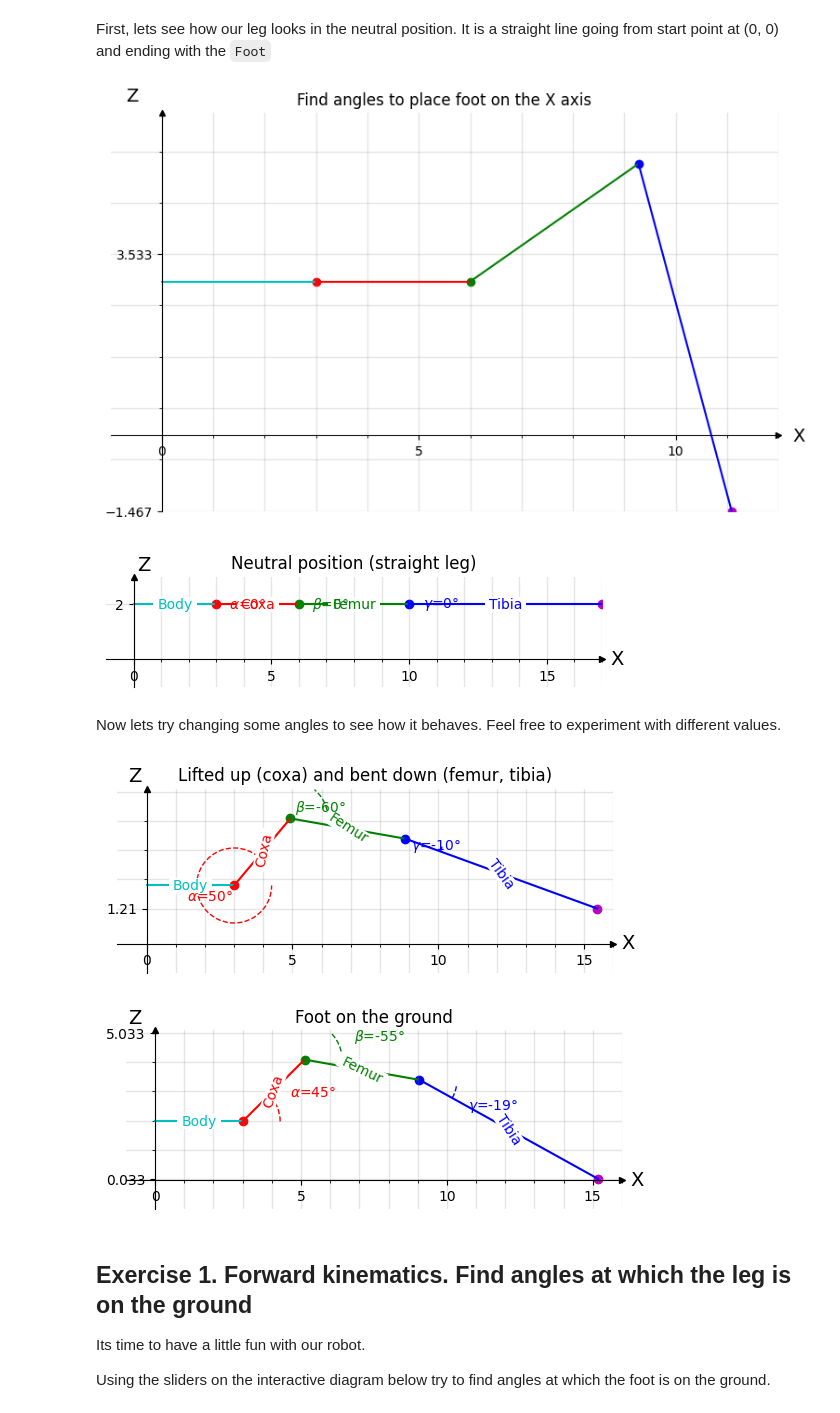
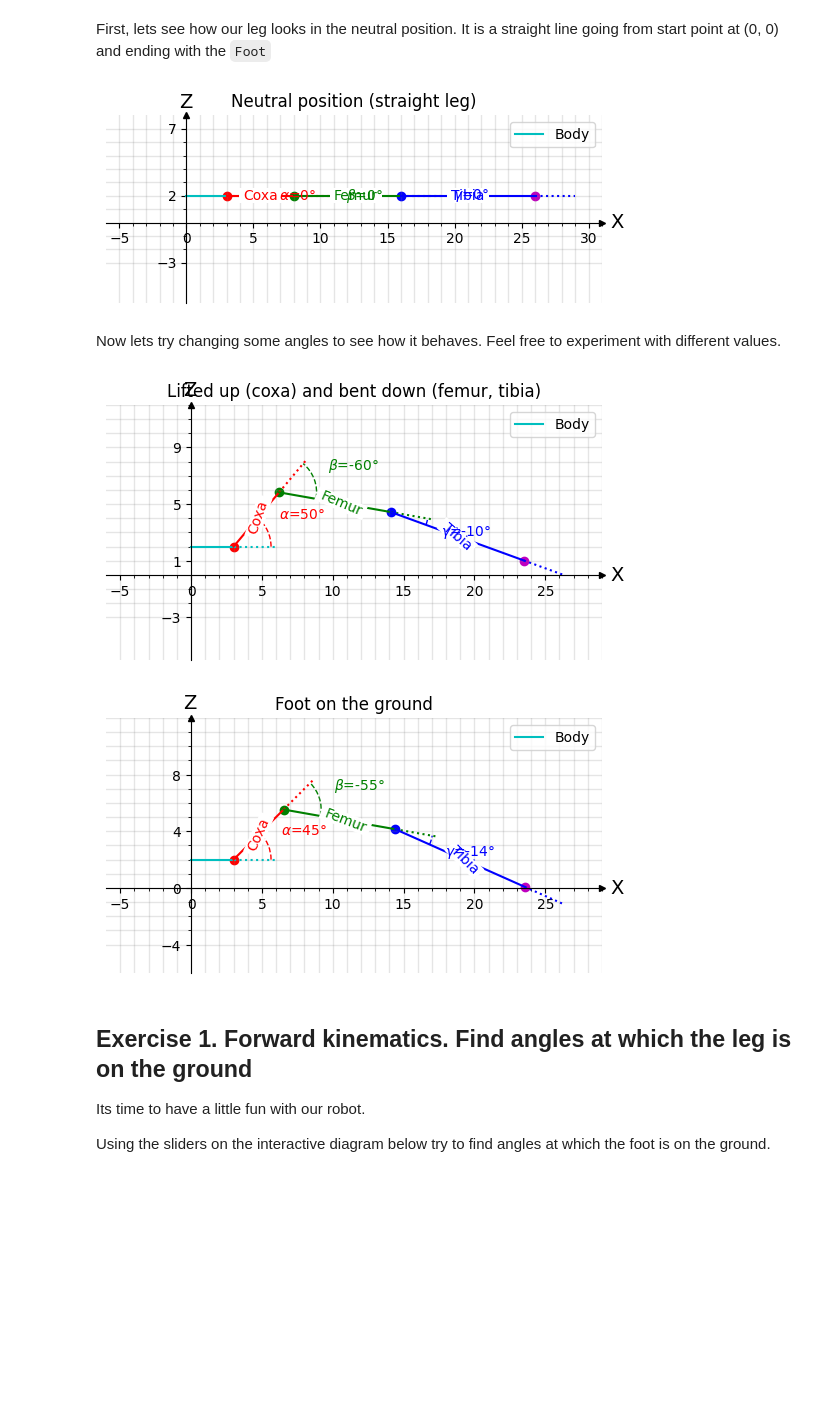
Before and after one commit to Dr-QP/Dr.QP, a Jupyter notebook: packages/runtime/drqp_brain/notebooks/getting_started_with_robot_ik.ipynb, the cells around one changed output. Cells and saved outputs as stored; diff of their text form; code cells hidden in the pictures; blank space fills up the shorter version.

Commit message:
fix ticks to be int make plots bigger adjust angles to match text

```diff
--- a/packages/runtime/drqp_brain/notebooks/getting_started_with_robot_ik.ipynb
+++ b/packages/runtime/drqp_brain/notebooks/getting_started_with_robot_ik.ipynb
@@ -48,9 +45,9 @@ The diagrams below will make it much more clear, I promise, so just keep reading
 
 The values below are the default parameters for the simulated leg used in this tutorial.
 # %%
-coxa_length = 3
-femur_length = 4
-tibia_length = 7
+coxa_length = 5
+femur_length = 8
+tibia_length = 10
 
 alpha = 0 # controls coxa angle, 0 is straight
 beta = 0 # controls femur angle, 0 is straight
@@ -101,8 +98,7 @@ model = forward_kinematics(coxa_length, femur_length, tibia_length, alpha, beta,
 
 _ = plot_leg_with_points(model, 'Neutral position (straight leg)')
 # %% [output]
-[figure, old version]
+[figure, new version]
-[figure, removed]
 # %% [markdown]
 Now lets try changing some angles to see how it behaves. Feel free to experiment with different values.
 # %%
@@ -112,16 +108,16 @@ model = forward_kinematics(coxa_length, femur_length, tibia_length, 50, -60, -10
 
 _ = plot_leg_with_points(model, 'Lifted up (coxa) and bent down (femur, tibia)')
 # %% [output]
-[figure, old version]
+[figure, new version]
 # %%
 %matplotlib inline
 
 # Lifted up (coxa) and bent down (femur), with foot on the ground (guessed angle)
-model = forward_kinematics(coxa_length, femur_length, tibia_length, 45, -55, -19)
+model = forward_kinematics(coxa_length, femur_length, tibia_length, 45, -55, -14)
 
 _ = plot_leg_with_points(model, 'Foot on the ground')
 # %% [output]
-[figure, old version]
+[figure, new version]
 # %% [markdown]
 ## Exercise 1. Forward kinematics. Find angles at which the leg is on the ground
 
```
Also changed, not shown: parts of 3 cells of this notebook, 2 other files.
